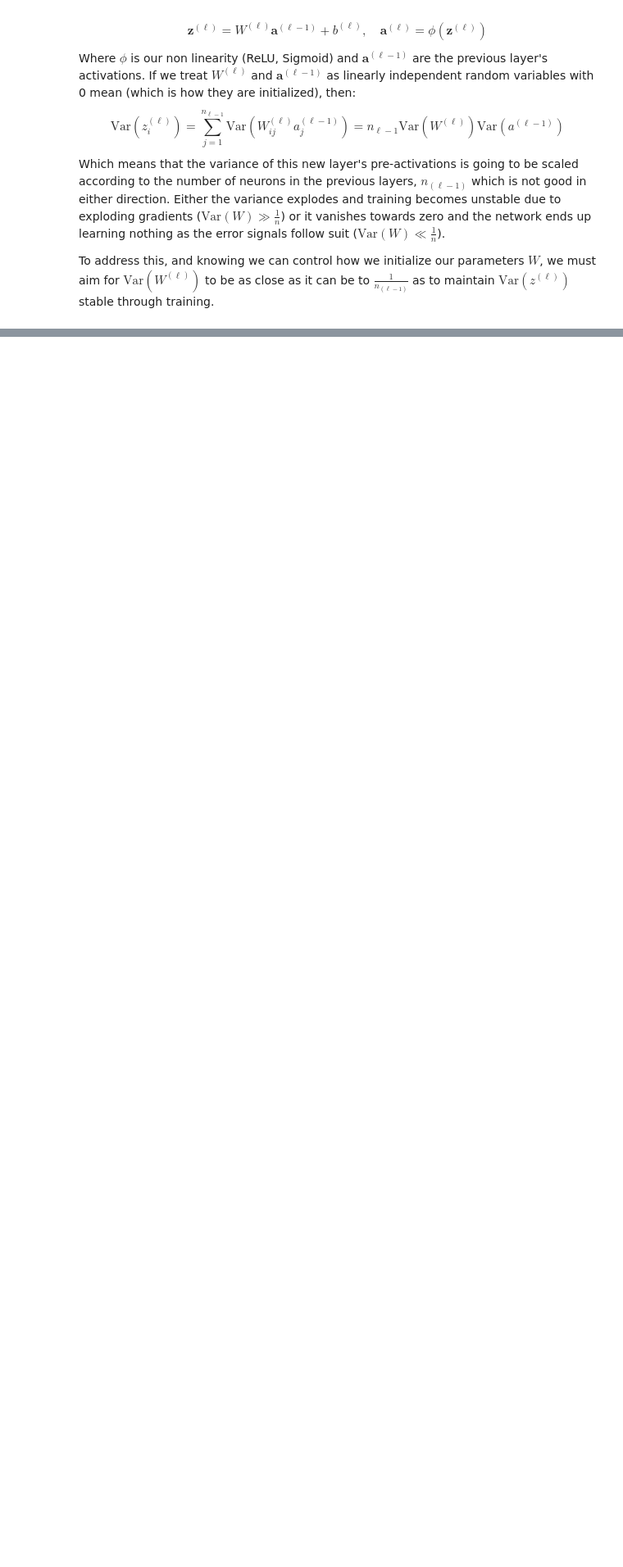
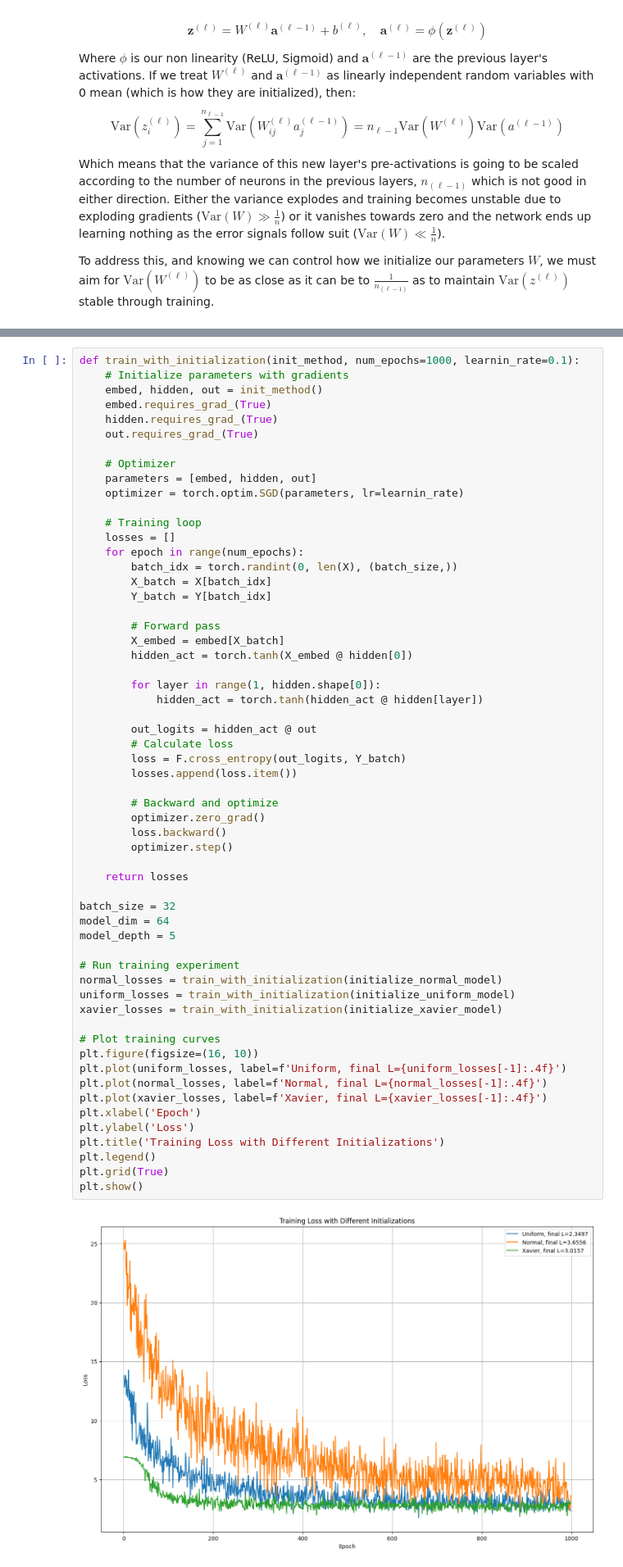
Before and after one commit to fodevac33/Learning-AI, a Jupyter notebook: notebooks/bigram_mlp/bigram_mlp.ipynb, the cells around one changed output, grey strips where cells are left out. Shown at 82% size. Drawn from its saved outputs; the diff is of its cells as text; blank space fills up the shorter version.

```diff
--- a/notebooks/bigram_mlp/bigram_mlp.ipynb
+++ b/notebooks/bigram_mlp/bigram_mlp.ipynb
@@ -253,0 +266,60 @@ plt.show()
+# %%
+def train_with_initialization(init_method, num_epochs=1000, learnin_rate=0.1):
+    # Initialize parameters with gradients
+    embed, hidden, out = init_method()
+    embed.requires_grad_(True)
+    hidden.requires_grad_(True)
+    out.requires_grad_(True)
+
+    # Optimizer
+    parameters = [embed, hidden, out]
+    optimizer = torch.optim.SGD(parameters, lr=learnin_rate)
+
+    # Training loop
+    losses = []
+    for epoch in range(num_epochs):
+        batch_idx = torch.randint(0, len(X), (batch_size,))
+        X_batch = X[batch_idx]
+        Y_batch = Y[batch_idx]
+
+        # Forward pass
+        X_embed = embed[X_batch]
+        hidden_act = torch.tanh(X_embed @ hidden[0])
+
+        for layer in range(1, hidden.shape[0]):
+            hidden_act = torch.tanh(hidden_act @ hidden[layer])
+
+        out_logits = hidden_act @ out
+        # Calculate loss
+        loss = F.cross_entropy(out_logits, Y_batch)
+        losses.append(loss.item())
+
+        # Backward and optimize
+        optimizer.zero_grad()
+        loss.backward()
+        optimizer.step()
+
+    return losses
+
+batch_size = 32
+model_dim = 64
+model_depth = 5
+
+# Run training experiment
+normal_losses = train_with_initialization(initialize_normal_model)
+uniform_losses = train_with_initialization(initialize_uniform_model)
+xavier_losses = train_with_initialization(initialize_xavier_model)
+
+# Plot training curves
+plt.figure(figsize=(16, 10))
+plt.plot(uniform_losses, label=f'Uniform, final L={uniform_losses[-1]:.4f}')
+plt.plot(normal_losses, label=f'Normal, final L={normal_losses[-1]:.4f}')
+plt.plot(xavier_losses, label=f'Xavier, final L={xavier_losses[-1]:.4f}')
+plt.xlabel('Epoch')
+plt.ylabel('Loss')
+plt.title('Training Loss with Different Initializations')
+plt.legend()
+plt.grid(True)
+plt.show()
+# %% [output]
+[figure, added]
```
Also changed, not shown: parts of 8 cells of this notebook.
